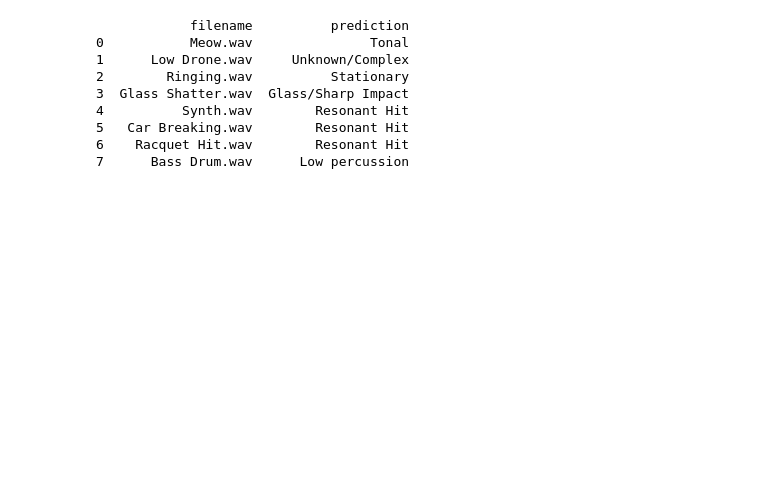
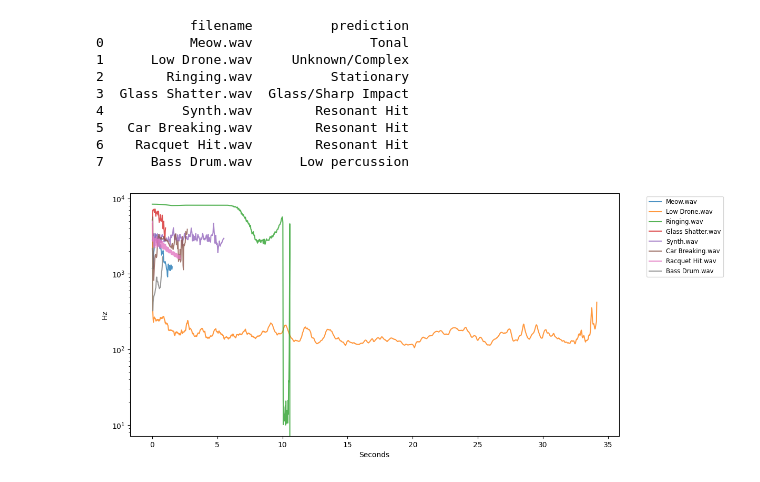
Before and after one commit to CC2224ET/Librosa-Sound-Organiser-, a Jupyter notebook: notebooks/analysis.ipynb, the cells around one changed output. Cells and saved outputs as stored; diff of their text form; code cells hidden in the pictures; blank space fills up the shorter version.

Commit message:
added a graph to veiw spectral centroid

```diff
--- a/notebooks/analysis.ipynb
+++ b/notebooks/analysis.ipynb
@@ -53,7 +53,7 @@ for file_name in files:
     #store in dictionary
     row = {
         'filename': file_name,
-        'avg_brightness': cent_mean,
+        'avg_brightness': cent,
         'avg_flatness': flat_mean,
         'avg_smooth':  zero_mean,
         'avg_loudness' : rms_mean,
@@ -133,3 +131,26 @@ print(df[['filename', 'prediction']])
 5   Car Breaking.wav        Resonant Hit
 6    Racquet Hit.wav        Resonant Hit
 7      Bass Drum.wav      Low percussion
+# %%
+plt.figure(figsize=(12, 6))
+
+
+
+for index, row in df.iterrows():
+    #x-axis
+    f = row['filename']
+    cent = row['avg_brightness']
+    time = librosa.frames_to_time(range(len(cent)), sr=sr)
+
+
+    plt.semilogy(time, cent, label=f, alpha=0.8)
+
+
+
+
+plt.legend(bbox_to_anchor=(1.05, 1), loc='upper left', fontsize='small')
+plt.ylabel('Hz')
+plt.xlabel('Seconds')
+plt.show()
+# %% [output]
+[figure, added]
```
Also changed, not shown: parts of 2 cells of this notebook.
